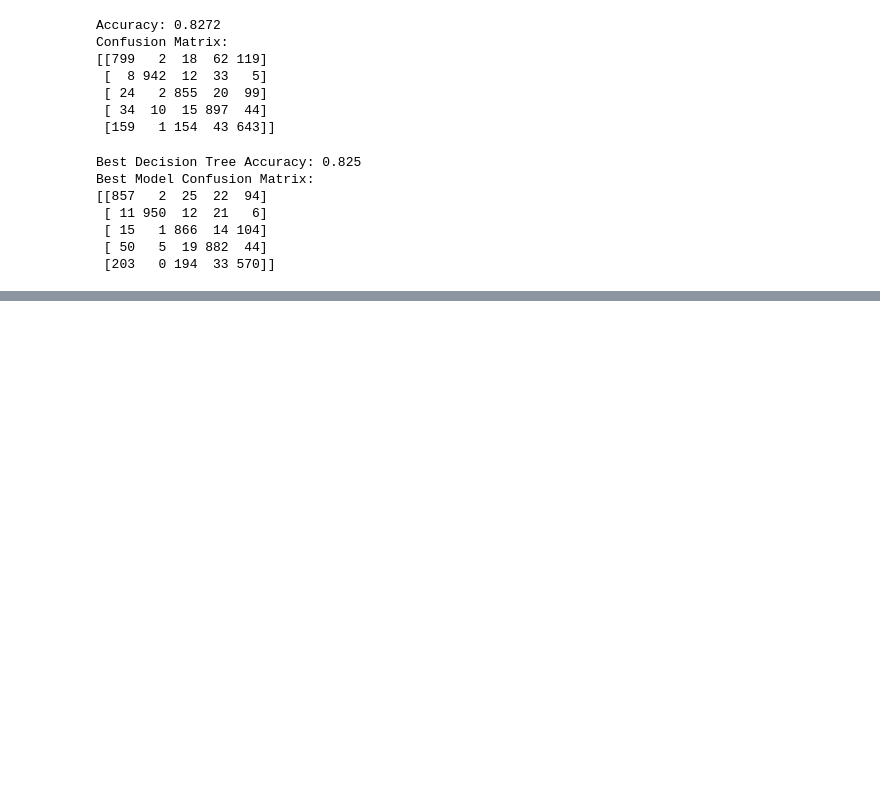
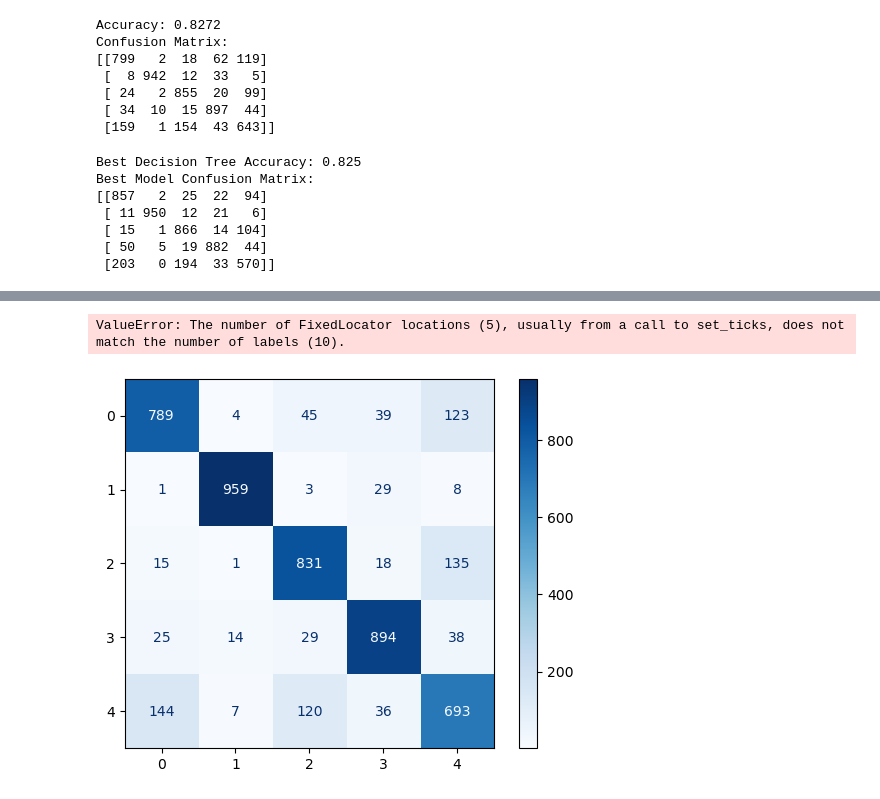
Before and after one commit to eloplope/Fashion-classifier, a Jupyter notebook: reference_models.ipynb, the cells around one changed output, grey strips where cells are left out. Saved outputs shown, nothing was run; the diff lists cells and outputs as text; code cells hidden in the pictures; blank space fills up the shorter version.

```diff
--- a/reference_models.ipynb
+++ b/reference_models.ipynb
@@ -114,0 +186,22 @@ Best Model Confusion Matrix:
+# %%
+import numpy as np
+import matplotlib.pyplot as plt
+from sklearn.metrics import confusion_matrix, ConfusionMatrixDisplay
+
+# Make predictions
+y_pred_probs = model.predict(x_test)  # Get probabilities for each class
+y_pred = np.argmax(y_pred_probs, axis=1)  # Convert probabilities to class labels
+
+# Generate confusion matrix
+cm = confusion_matrix(y_test, y_pred)
+
+#Plot the confusion matrix
+disp = ConfusionMatrixDisplay(confusion_matrix=cm, display_labels=np.arange(10))
+disp.plot(cmap=plt.cm.Blues, values_format='d')
+plt.title("Confusion Matrix")
+plt.show()
+
+# Print the confusion matrix for reference
+print("Confusion Matrix:")
+print(cm)
+# %% [output]
@@ -114,0 +209,2 @@ Best Model Confusion Matrix:
+ValueError: The number of FixedLocator locations (5), usually from a call to set_ticks, does not match the number of labels (10).
+[figure, added]
```
Also changed, not shown: parts of 3 cells of this notebook, 1 other file.
